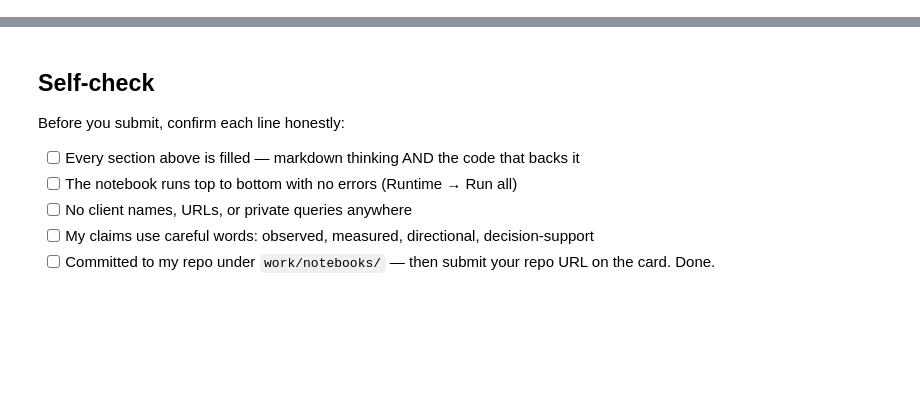
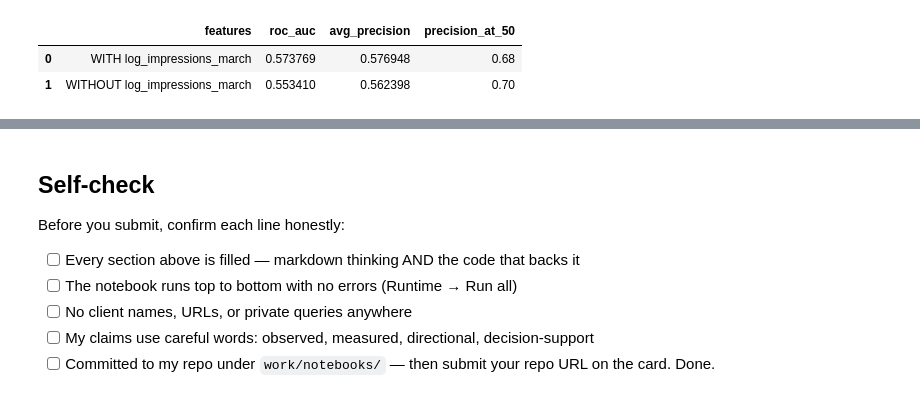
Before and after one commit to yashizhenya755-dev/flyrank-ml-internship, a Jupyter notebook: work/notebooks/w06_validation_audit.ipynb, the cells around one changed output, grey strips where cells are left out. Drawn from its saved outputs; the diff is of its cells as text; code cells hidden in the pictures; blank space fills up the shorter version.

```diff
--- a/work/notebooks/w06_validation_audit.ipynb
+++ b/work/notebooks/w06_validation_audit.ipynb
@@ -33,0 +231,44 @@ This skeleton is yours to fill. Work the sections **in order** — each one has
+# %%
+# This cell is for CODE (numbers, a query, a check).
+# Write your text answer in the cell ABOVE this one — typing sentences here breaks Run All.
+# ============================================================
+# SECTION 3: Leakage audit
+# ============================================================
+# The suspect: log_impressions_march is inside the label formula itself
+# (is_declining_label = impressions_april < 0.8 * impressions_march).
+# Train once WITH it, once WITHOUT — a big collapse is the confession.
+
+FEATURES_WITH_SUSPECT = FEATURES_V2  # includes log_impressions_march
+FEATURES_WITHOUT_SUSPECT = [f for f in FEATURES_V2 if f != "log_impressions_march"]
+
+def train_eval_features(train_df, test_df, feature_list):
+    median_pos = train_df.loc[train_df["avg_position_janmar"] > 0, "avg_position_janmar"].median()
+    train_df = engineer(train_df, median_pos)
+    test_df = engineer(test_df, median_pos)
+    X_train, y_train = train_df[feature_list], train_df["is_declining_label"]
+    X_test, y_test = test_df[feature_list], test_df["is_declining_label"]
+    rf_ = RandomForestClassifier(n_estimators=200, max_depth=10, min_samples_leaf=25,
+                                  class_weight="balanced_subsample", random_state=42, n_jobs=-1)
+    rf_.fit(X_train, y_train)
+    scores_ = rf_.predict_proba(X_test)[:, 1]
+    return y_test, scores_
+
+# Use the SAME client-grouped split as Section 2 for a fair comparison
+y_with, scores_with = train_eval_features(train_grp, test_grp, FEATURES_WITH_SUSPECT)
+y_without, scores_without = train_eval_features(train_grp, test_grp, FEATURES_WITHOUT_SUSPECT)
+
+leakage_check = pd.DataFrame([
+    {"features": "WITH log_impressions_march",
+     "roc_auc": roc_auc_score(y_with, scores_with),
+     "avg_precision": average_precision_score(y_with, scores_with),
+     "precision_at_50": precision_at_k(y_with, scores_with, 50)},
+    {"features": "WITHOUT log_impressions_march",
+     "roc_auc": roc_auc_score(y_without, scores_without),
+     "avg_precision": average_precision_score(y_without, scores_without),
+     "precision_at_50": precision_at_k(y_without, scores_without, 50)},
+])
+leakage_check
+# %% [output]
+|  | features | roc_auc | avg_precision | precision_at_50 |
+| 0 | WITH log_impressions_march | 0.573769 | 0.576948 | 0.68 |
+| 1 | WITHOUT log_impressions_march | 0.553410 | 0.562398 | 0.70 |
```
Also changed, not shown: parts of 11 cells of this notebook.
